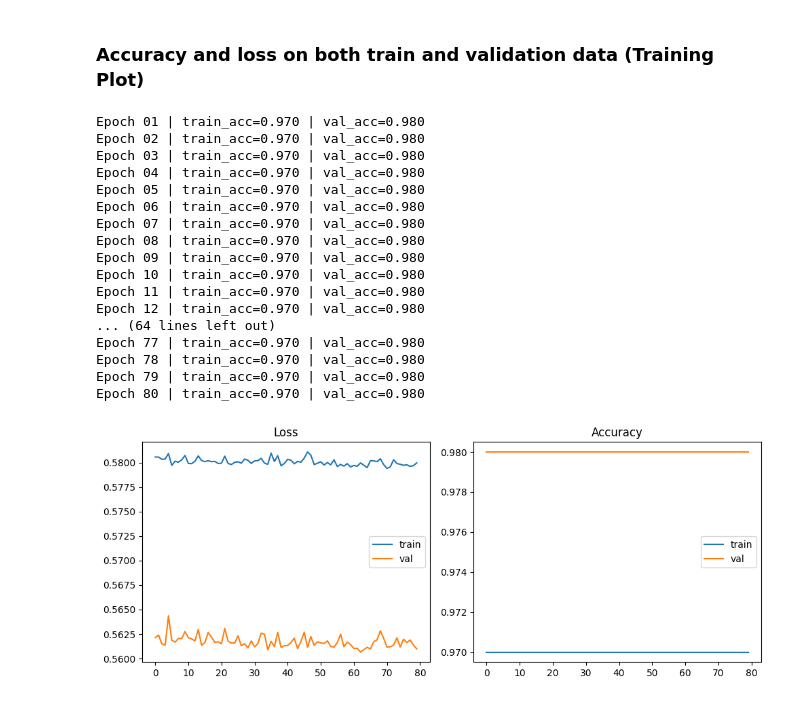
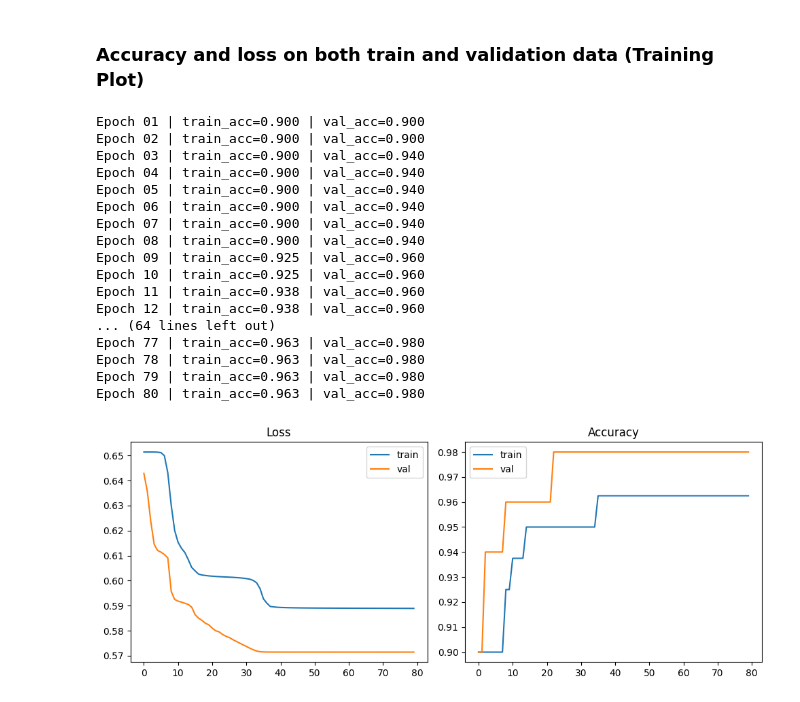
Before and after one commit to mobinapourmoshir/Functional-Deep-Learning, a Jupyter notebook: Iris_DNN.ipynb, the cells around one changed output. Drawn from its saved outputs; the diff is of its cells as text; code cells hidden in the pictures.

Commit message:
training plot

```diff
--- a/Iris_DNN.ipynb
+++ b/Iris_DNN.ipynb
@@ -163,20 +163,21 @@ optimizer = torch.optim.Adam(model.parameters(), lr=0.001)
 
 # Training
 def train(model, num_epochs, train_dl, valid_dl):
+    # tr_loss: train_loss_hist, va_loss: val_loss_hist, tr_acc: train_acc_hist, va_acc: val_acc_hist
     tr_loss, va_loss, tr_acc, va_acc = [], [], [], []
 
     for epoch in range(num_epochs):
         # Training the model
         model.train()
-        tl, tc, n = 0.0, 0, 0
+        tl, tc, n = 0.0, 0, 0 # tl: epoch_train_loss, tc: epoch_train_correct, n: total_train_samples
         for x_batch, y_batch in train_dl:
             x_batch, y_batch = x_batch.to(device), y_batch.to(device)
 
-            pred = model(x_batch)              # (1) forward pass
-            loss = loss_fn(pred, y_batch)      # (2) loss
-            loss.backward()                    # (3) backward
-            optimizer.step()                   # (4) update
-            optimizer.zero_grad()              # (5) reset gradients
+            pred = model(x_batch)               # (1) forward pass
+            loss = loss_fn(pred, y_batch.long())# (2) loss
+            loss.backward()                     # (3) backward
+            optimizer.step()                    # (4) update
+            optimizer.zero_grad()               # (5) reset gradients
 
             # training loss & accuracy
             tl += loss.item() * y_batch.size(0)
@@ -189,49 +190,50 @@ def train(model, num_epochs, train_dl, valid_dl):
 
         # Validation
         model.eval()
+        # vl: epoch_validatin_loss, vc: epoch_validation_correct, n: total_validation_samples
         vl, vc, n = 0.0, 0, 0
         with torch.no_grad():
             for x_batch, y_batch in valid_dl:
                 x_batch, y_batch = x_batch.to(device), y_batch.to(device)
                 logits = model(x_batch)
                 loss = loss_fn(logits, y_batch)
                 vl += loss.item() * y_batch.size(0)
                 preds = torch.argmax(logits, dim=1)
                 vc += (preds == y_batch).sum().item()
                 n  += y_batch.size(0)
 
         va_loss.append(vl / n)
         va_acc.append(vc / n)
 
         print(f"Epoch {epoch+1:02d} | train_acc={tr_acc[-1]:.3f} | val_acc={va_acc[-1]:.3f}")
 
     return tr_loss, va_loss, tr_acc, va_acc
 
 # Run Training
 num_epochs = 80
 tr_loss, va_loss, tr_acc, va_acc = train(model, num_epochs, train_dl, valid_dl)
 
 # Plot
 plt.figure(figsize=(10,4))
 plt.subplot(1,2,1); plt.plot(tr_loss, label="train"); plt.plot(va_loss, label="val"); plt.title("Loss"); plt.legend()
 plt.subplot(1,2,2); plt.plot(tr_acc, label="train"); plt.plot(va_acc, label="val"); plt.title("Accuracy"); plt.legend()
 plt.tight_layout(); plt.show()
 # %% [output]
-Epoch 01 | train_acc=0.970 | val_acc=0.980
-Epoch 02 | train_acc=0.970 | val_acc=0.980
-Epoch 03 | train_acc=0.970 | val_acc=0.980
-Epoch 04 | train_acc=0.970 | val_acc=0.980
-Epoch 05 | train_acc=0.970 | val_acc=0.980
-Epoch 06 | train_acc=0.970 | val_acc=0.980
-Epoch 07 | train_acc=0.970 | val_acc=0.980
-Epoch 08 | train_acc=0.970 | val_acc=0.980
-Epoch 09 | train_acc=0.970 | val_acc=0.980
-Epoch 10 | train_acc=0.970 | val_acc=0.980
-Epoch 11 | train_acc=0.970 | val_acc=0.980
-Epoch 12 | train_acc=0.970 | val_acc=0.980
+Epoch 01 | train_acc=0.900 | val_acc=0.900
+Epoch 02 | train_acc=0.900 | val_acc=0.900
+Epoch 03 | train_acc=0.900 | val_acc=0.940
+Epoch 04 | train_acc=0.900 | val_acc=0.940
+Epoch 05 | train_acc=0.900 | val_acc=0.940
+Epoch 06 | train_acc=0.900 | val_acc=0.940
+Epoch 07 | train_acc=0.900 | val_acc=0.940
+Epoch 08 | train_acc=0.900 | val_acc=0.940
+Epoch 09 | train_acc=0.925 | val_acc=0.960
+Epoch 10 | train_acc=0.925 | val_acc=0.960
+Epoch 11 | train_acc=0.938 | val_acc=0.960
+Epoch 12 | train_acc=0.938 | val_acc=0.960
 ... (64 lines left out)
-Epoch 77 | train_acc=0.970 | val_acc=0.980
-Epoch 78 | train_acc=0.970 | val_acc=0.980
-Epoch 79 | train_acc=0.970 | val_acc=0.980
-Epoch 80 | train_acc=0.970 | val_acc=0.980
+Epoch 77 | train_acc=0.963 | val_acc=0.980
+Epoch 78 | train_acc=0.963 | val_acc=0.980
+Epoch 79 | train_acc=0.963 | val_acc=0.980
+Epoch 80 | train_acc=0.963 | val_acc=0.980
-[figure, old version]
+[figure, new version]
```
